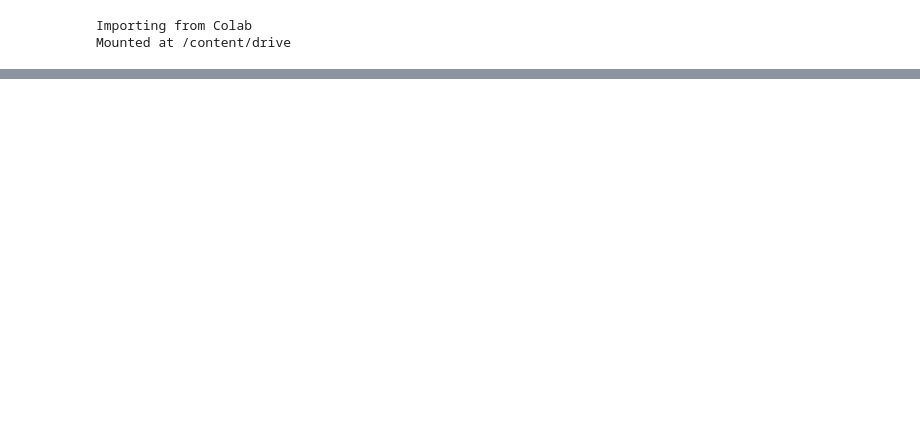
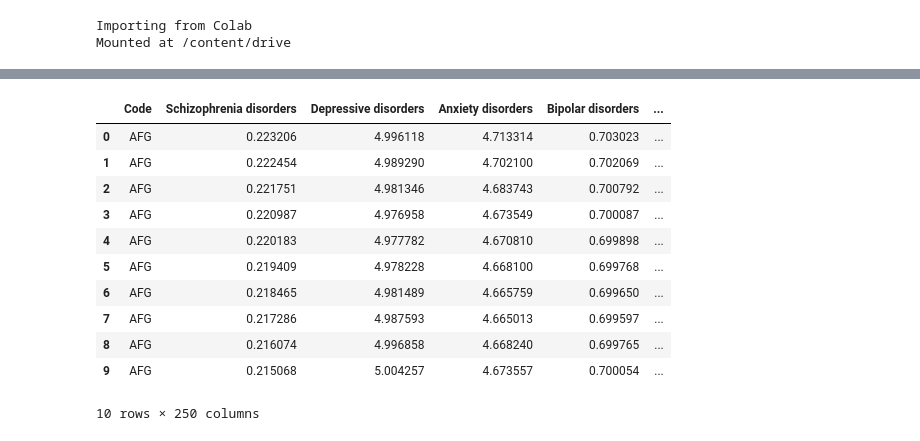
Before and after one commit to AAI500TeamProject/thementalists-project, a Jupyter notebook: JupyterNotebook/kan_38_format_transform.ipynb, the cells around one changed output, grey strips where cells are left out. Cells and saved outputs as stored; diff of their text form; code cells hidden in the pictures; blank space fills up the shorter version.

```diff
--- a/JupyterNotebook/kan_38_format_transform.ipynb
+++ b/JupyterNotebook/kan_38_format_transform.ipynb
@@ -21,6 +22,7 @@ if dataset_source == 'Colab':
 else:
   print("Importing from Local")
   # Add your local import code here
+  df1 = pd.read_csv('1-mental-illnesses-prevalence.csv')
 # %% [output]
 Importing from Colab
 Mounted at /content/drive
@@ -59,4 +65,19 @@ scaler = preprocessing.MinMaxScaler()
 X_model_norm = scaler.fit_transform(X_model)
 # %%
 #We will implement one hot encoding
-m_ill_enc = pd.get_dummies(m_ill, columns = ['Entity', 'Year'], prefix = ['Country','Year'])
+m_ill_enc = pd.get_dummies(df1, columns = ['Entity', 'Year'], prefix = ['Country','Year'])
+# %%
+m_ill_enc.head(10)
+# %% [output]
+|  | Code | Schizophrenia disorders | Depressive disorders | Anxiety disorders | Bipolar disorders | ... |
+| 0 | AFG | 0.223206 | 4.996118 | 4.713314 | 0.703023 | ... |
+| 1 | AFG | 0.222454 | 4.989290 | 4.702100 | 0.702069 | ... |
+| 2 | AFG | 0.221751 | 4.981346 | 4.683743 | 0.700792 | ... |
+| 3 | AFG | 0.220987 | 4.976958 | 4.673549 | 0.700087 | ... |
+| 4 | AFG | 0.220183 | 4.977782 | 4.670810 | 0.699898 | ... |
+| 5 | AFG | 0.219409 | 4.978228 | 4.668100 | 0.699768 | ... |
+| 6 | AFG | 0.218465 | 4.981489 | 4.665759 | 0.699650 | ... |
+| 7 | AFG | 0.217286 | 4.987593 | 4.665013 | 0.699597 | ... |
+| 8 | AFG | 0.216074 | 4.996858 | 4.668240 | 0.699765 | ... |
+| 9 | AFG | 0.215068 | 5.004257 | 4.673557 | 0.700054 | ... |
+10 rows × 250 columns
```
Also changed, not shown: parts of 5 cells of this notebook.
